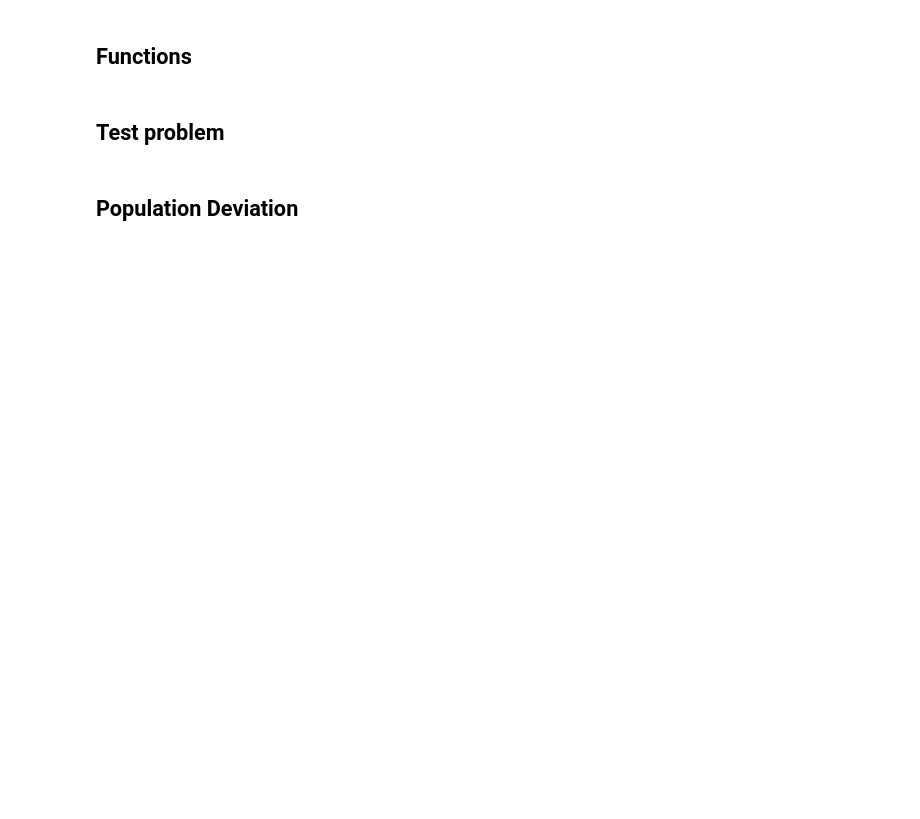
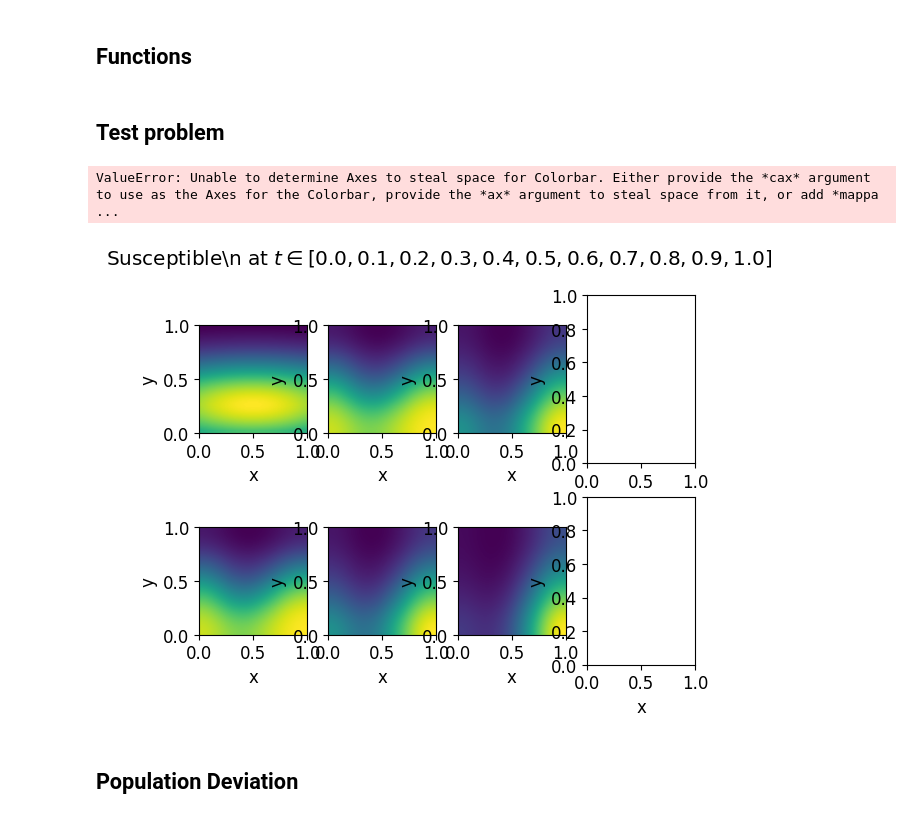
Before and after one commit to Kajrakso/numdiff_project1, a Jupyter notebook: src/oppg2.ipynb, the cells around one changed output. Cells and saved outputs as stored; diff of their text form; code cells hidden in the pictures; blank space fills up the shorter version.

```diff
--- a/src/oppg2.ipynb
+++ b/src/oppg2.ipynb
@@ -88,6 +88,25 @@ def plot_state_3(
         fig.savefig(f"./Images/plot-i_t={i_t}-{i}.pdf")
         plt.close()
     return None
+# %%
+def plot_state_grid(sol: np.ndarray, t) -> None:
+    titles = ["Susceptible", "Infected", "Recovered"]
+    i_t = [i * 1000 for i in range(11)]
+    i_t_titles = [round(float(t[i]), 3) for i in i_t]
+    for i in range(len(titles)):
+        fig, axs = plt.subplots(2, 4, subplot_kw={"xlabel": "x", "ylabel": "y"})
+        for j in range(2):
+            for k in range(3):
+                im = axs[j, k].imshow(
+                    sol[i_t[2*(j + k)], i, :, :],
+                    extent=[0, 1, 0, 1],
+                    origin="lower",
+                )
+        fig.suptitle(rf"{titles[i]}\n at $t \in {i_t_titles}$")
+        fig.colorbar(axs, axs[:, 3])
+        fig.tight_layout()
+        fig.savefig(f"./Images/plot-grid-{i}.pdf")
+        plt.close()
 # %% [markdown]
 ## Test problem
 # %%
@@ -131,4 +154,9 @@ plot_state_3(x_grid, y_grid, u, t, 5000, save=True)
 plot_state_3(x_grid, y_grid, u, t, 10_000, save=True)
+# %%
+plot_state_grid(u, t)
+# %% [output]
+ValueError: Unable to determine Axes to steal space for Colorbar. Either provide the *cax* argument to use as the Axes for the Colorbar, provide the *ax* argument to steal space from it, or add *mappa ...
+[figure, added]
 # %% [markdown]
 ## Population Deviation
 # %%
```
Also changed, not shown: parts of 2 cells of this notebook, 40 other files.
